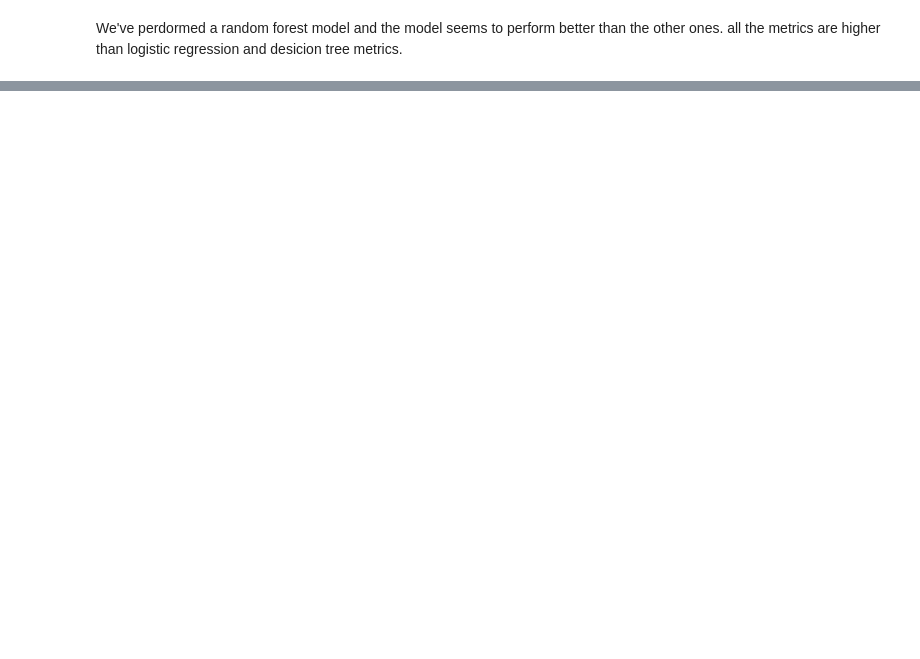
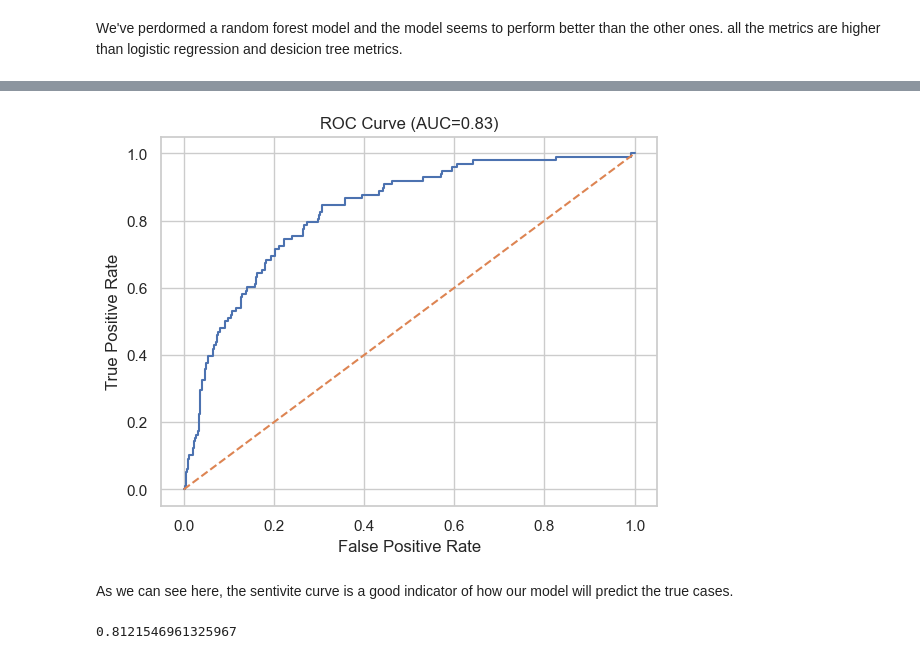
Before and after one commit to Natanael20098/Bank_project-Coderhouse, a Jupyter notebook: Banking_dataset.ipynb, the cells around one changed output, grey strips where cells are left out. Drawn from its saved outputs; the diff is of its cells as text; code cells hidden in the pictures; blank space fills up the shorter version.

```diff
--- a/Banking_dataset.ipynb
+++ b/Banking_dataset.ipynb
@@ -659,0 +721,4 @@ We've perdormed a random forest model and the model seems to perform better than
+# %%
+# first we load the data.
+bank_test = pd.read_csv('test.csv', sep=';')
+bank_test.info()
@@ -659,0 +743,6 @@ We've perdormed a random forest model and the model seems to perform better than
+# %%
+# As we can see our target column is objet type, we need to transform it into binary (0,1)
+X_t = pd.get_dummies(bank_test.drop(['y'], axis=1))
+# Convert target variable to binary
+y_t = bank_test['y'].apply(lambda x: 1 if x == 'yes' else 0)
+y
@@ -659,0 +772,8 @@ We've perdormed a random forest model and the model seems to perform better than
+# %%
+X_train, X_test, y_train, y_test = train_test_split(X_t,y_t,test_size=0.2, random_state=42)
+
+log_reg = LogisticRegression()
+log_reg.fit(X_train, y_train)
+
+score = logreg.score(X_test,y_test)
+print(score)
@@ -659,0 +822,29 @@ We've perdormed a random forest model and the model seems to perform better than
+# %%
+# To see how our model is behaiving lets print ROC-curve
+from sklearn.metrics import roc_curve, roc_auc_score
+
+y_prob = log_reg.predict_proba(X_test)[:, 1]  # probability of class 1
+fpr, tpr, thresholds = roc_curve(y_test, y_prob)
+auc_score = roc_auc_score(y_test, y_prob)
+
+plt.plot(fpr, tpr)
+plt.plot([0, 1], [0, 1], linestyle='--')
+plt.xlabel('False Positive Rate')
+plt.ylabel('True Positive Rate')
+plt.title(f'ROC Curve (AUC={auc_score:.2f})')
+plt.show()
+# %% [output]
+[figure, added]
+# %% [markdown]
+As we can see here, the sentivite curve is a good indicator of how our model will predict the true cases.
+# %%
+# Lets balance the test data.
+X_train, X_test, y_train, y_test = train_test_split(X_t,y_t,test_size=0.2, random_state=42)
+
+log_reg = LogisticRegression(class_weight='balanced', C=1.0)
+log_reg.fit(X_train, y_train)
+
+score = logreg.score(X_test,y_test)
+print(score)
+# %% [output]
+0.8121546961325967
```
Also changed, not shown: parts of 86 cells of this notebook, 3 other files.
